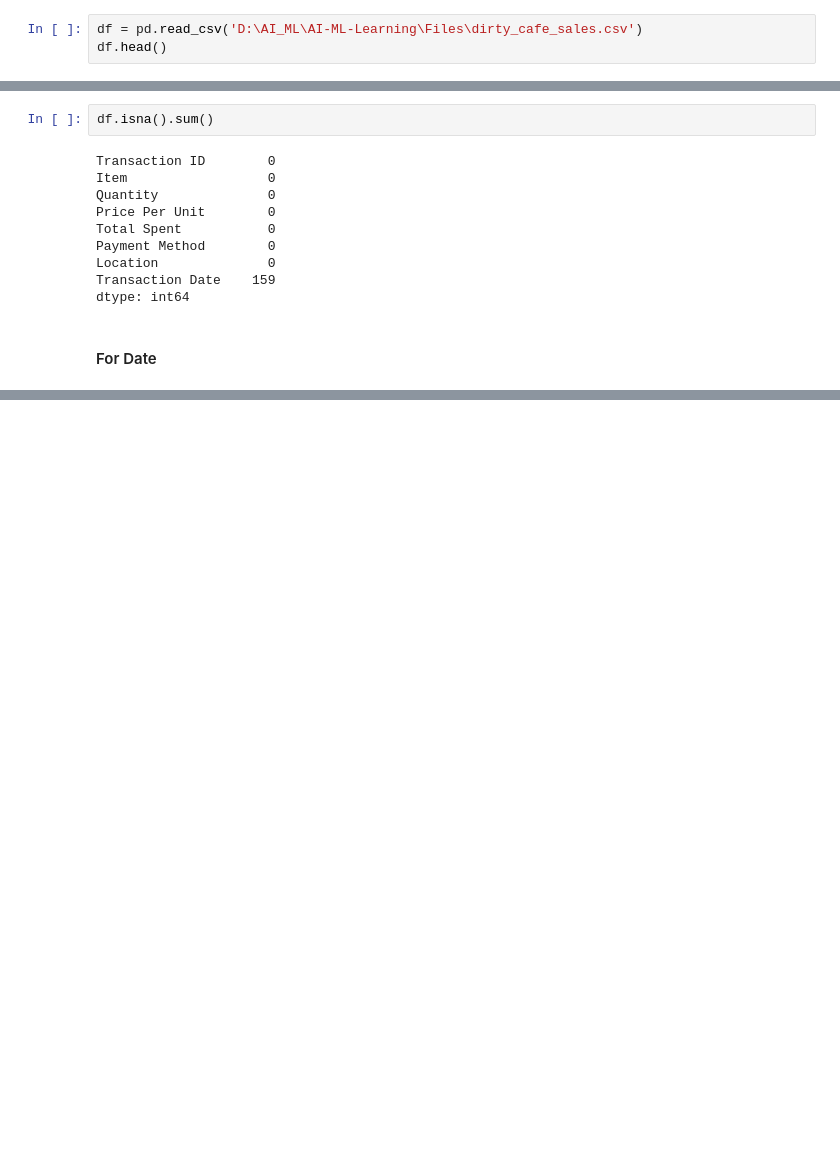
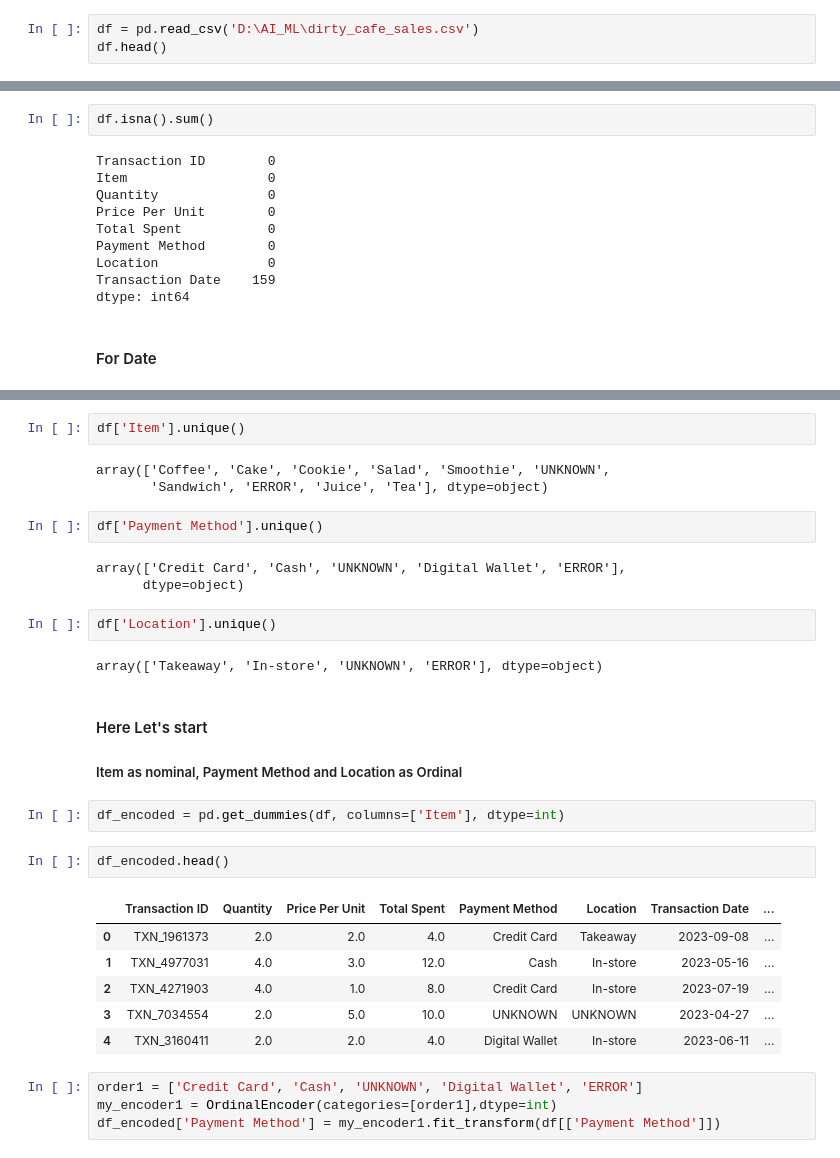
Before and after one commit to Em-Esh-Magar/AI-ML-Learning, a Jupyter notebook: cafe.ipynb, the cells around one changed output, grey strips where cells are left out. Cells and saved outputs as stored; diff of their text form; blank space fills up the shorter version.

```diff
--- a/cafe.ipynb
+++ b/cafe.ipynb
@@ -3,7 +3,7 @@ import pandas as pd
 import matplotlib.pyplot as plt
 import numpy as np
 # %%
-df = pd.read_csv('D:\AI_ML\AI-ML-Learning\Files\dirty_cafe_sales.csv')
+df = pd.read_csv('D:\AI_ML\dirty_cafe_sales.csv')
 df.head()
 # %% [output]
 |  | Transaction ID | Item | Quantity | Price Per Unit | Total Spent | Payment Method | Location | ... |
@@ -280,0 +312,32 @@ dtype: int64
+# %%
+df['Item'].unique()
+# %% [output]
+array(['Coffee', 'Cake', 'Cookie', 'Salad', 'Smoothie', 'UNKNOWN',
+       'Sandwich', 'ERROR', 'Juice', 'Tea'], dtype=object)
+# %%
+df['Payment Method'].unique()
+# %% [output]
+array(['Credit Card', 'Cash', 'UNKNOWN', 'Digital Wallet', 'ERROR'],
+      dtype=object)
+# %%
+df['Location'].unique()
+# %% [output]
+array(['Takeaway', 'In-store', 'UNKNOWN', 'ERROR'], dtype=object)
+# %% [markdown]
+#### Here Let's start
+##### Item as nominal, Payment Method and Location as Ordinal
+# %%
+df_encoded = pd.get_dummies(df, columns=['Item'], dtype=int)
+# %%
+df_encoded.head()
+# %% [output]
+|  | Transaction ID | Quantity | Price Per Unit | Total Spent | Payment Method | Location | Transaction Date | ... |
+| 0 | TXN_1961373 | 2.0 | 2.0 | 4.0 | Credit Card | Takeaway | 2023-09-08 | ... |
+| 1 | TXN_4977031 | 4.0 | 3.0 | 12.0 | Cash | In-store | 2023-05-16 | ... |
+| 2 | TXN_4271903 | 4.0 | 1.0 | 8.0 | Credit Card | In-store | 2023-07-19 | ... |
+| 3 | TXN_7034554 | 2.0 | 5.0 | 10.0 | UNKNOWN | UNKNOWN | 2023-04-27 | ... |
+| 4 | TXN_3160411 | 2.0 | 2.0 | 4.0 | Digital Wallet | In-store | 2023-06-11 | ... |
+# %%
+order1 = ['Credit Card', 'Cash', 'UNKNOWN', 'Digital Wallet', 'ERROR']
+my_encoder1 = OrdinalEncoder(categories=[order1],dtype=int)
+df_encoded['Payment Method'] = my_encoder1.fit_transform(df[['Payment Method']])
```
Also changed, not shown: parts of 9 cells of this notebook.
